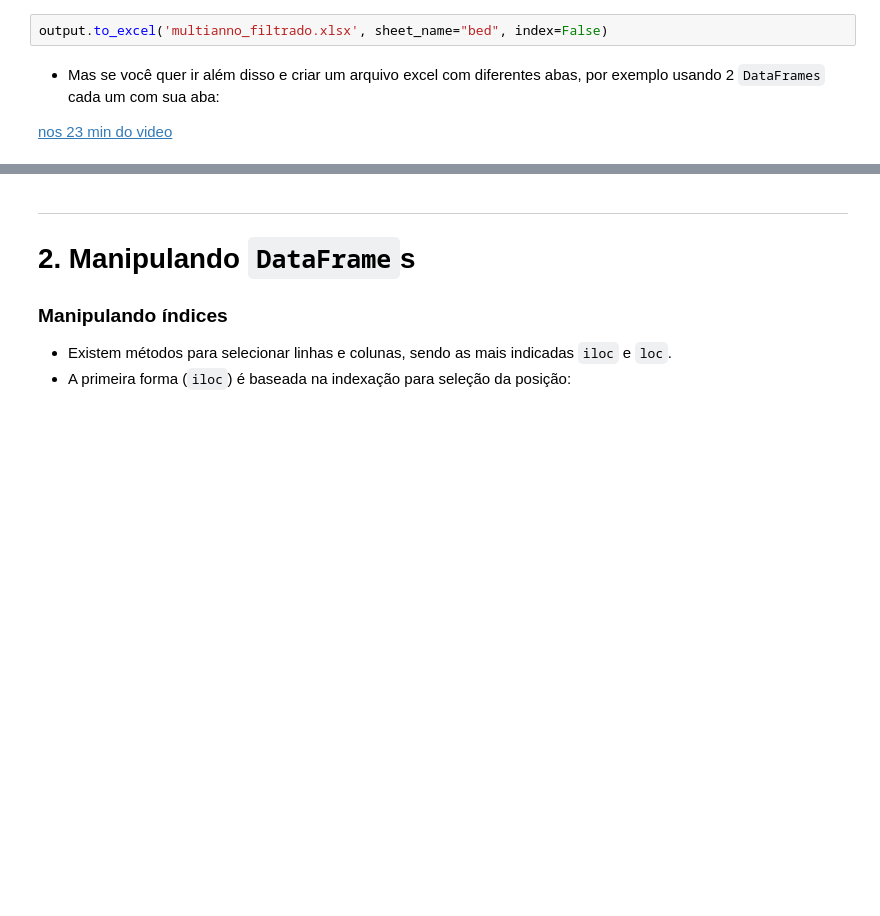
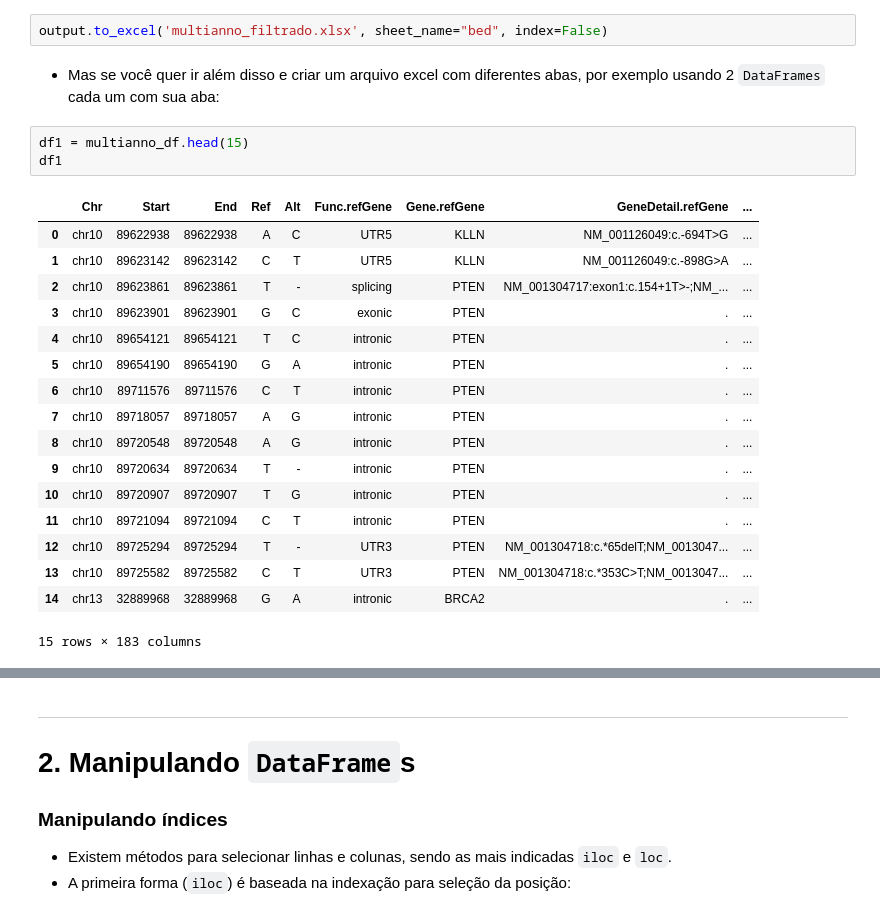
Before and after one commit to genomika/pandas-workshop, a Jupyter notebook: workshop-python_pandas_gnmk.ipynb, the cells around one changed output, grey strips where cells are left out. Cells and saved outputs as stored; diff of their text form; blank space fills up the shorter version.

```diff
--- a/workshop-python_pandas_gnmk.ipynb
+++ b/workshop-python_pandas_gnmk.ipynb
@@ -487,5 +487,24 @@ output.to_csv('multianno_filtrado.csv', index=False)
 output.to_excel('multianno_filtrado.xlsx', sheet_name="bed", index=False)
 # %% [markdown]
 * Mas se você quer ir além disso e criar um arquivo excel com diferentes abas, por exemplo usando 2 `DataFrames` cada um com sua aba:
-
-[nos 23 min do video](https://www.youtube.com/watch?v=-0NwrcZOKhQ&list=PLeo1K3hjS3uuASpe-1LjfG5f14Bnozjwy&index=4)
+# %%
+df1 = multianno_df.head(15)
+df1
+# %% [output]
+|  | Chr | Start | End | Ref | Alt | Func.refGene | Gene.refGene | GeneDetail.refGene | ... |
+| 0 | chr10 | 89622938 | 89622938 | A | C | UTR5 | KLLN | NM_001126049:c.-694T>G | ... |
+| 1 | chr10 | 89623142 | 89623142 | C | T | UTR5 | KLLN | NM_001126049:c.-898G>A | ... |
+| 2 | chr10 | 89623861 | 89623861 | T | - | splicing | PTEN | NM_001304717:exon1:c.154+1T>-;NM_... | ... |
+| 3 | chr10 | 89623901 | 89623901 | G | C | exonic | PTEN | . | ... |
+| 4 | chr10 | 89654121 | 89654121 | T | C | intronic | PTEN | . | ... |
+| 5 | chr10 | 89654190 | 89654190 | G | A | intronic | PTEN | . | ... |
+| 6 | chr10 | 89711576 | 89711576 | C | T | intronic | PTEN | . | ... |
+| 7 | chr10 | 89718057 | 89718057 | A | G | intronic | PTEN | . | ... |
+| 8 | chr10 | 89720548 | 89720548 | A | G | intronic | PTEN | . | ... |
+| 9 | chr10 | 89720634 | 89720634 | T | - | intronic | PTEN | . | ... |
+| 10 | chr10 | 89720907 | 89720907 | T | G | intronic | PTEN | . | ... |
+| 11 | chr10 | 89721094 | 89721094 | C | T | intronic | PTEN | . | ... |
+| 12 | chr10 | 89725294 | 89725294 | T | - | UTR3 | PTEN | NM_001304718:c.*65delT;NM_0013047... | ... |
+| 13 | chr10 | 89725582 | 89725582 | C | T | UTR3 | PTEN | NM_001304718:c.*353C>T;NM_0013047... | ... |
+| 14 | chr13 | 32889968 | 32889968 | G | A | intronic | BRCA2 | . | ... |
+15 rows × 183 columns
```
Also changed, not shown: parts of 3 cells of this notebook.
